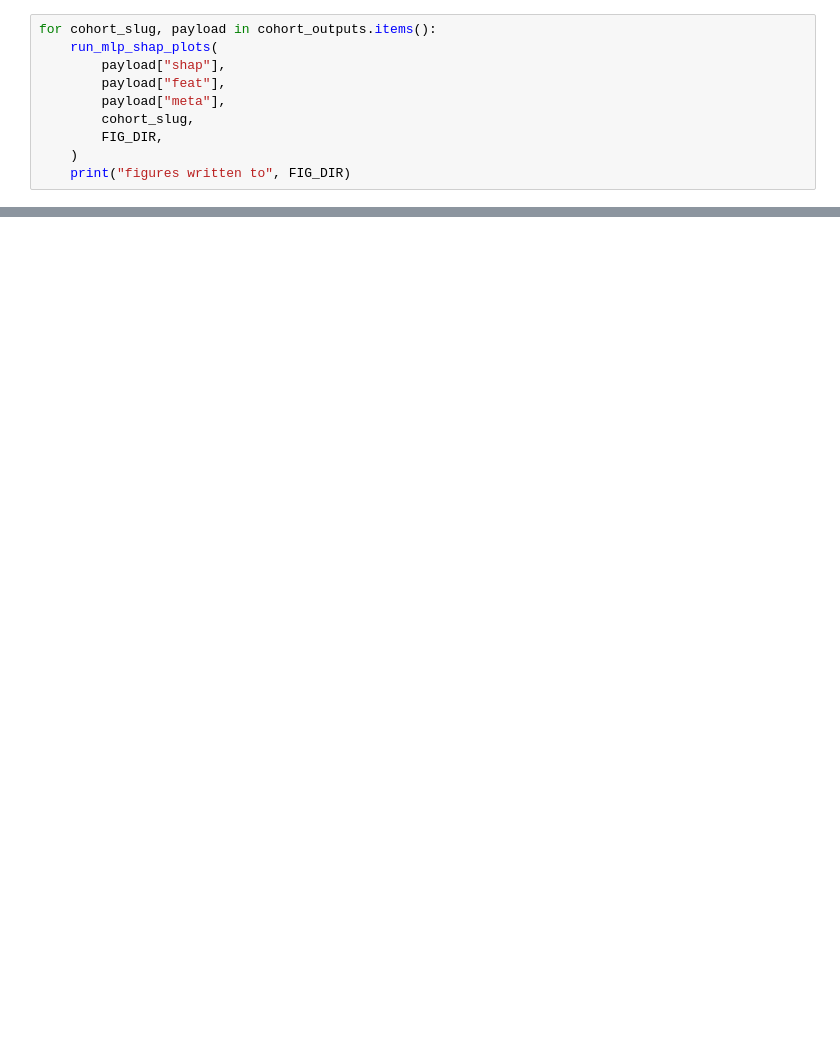
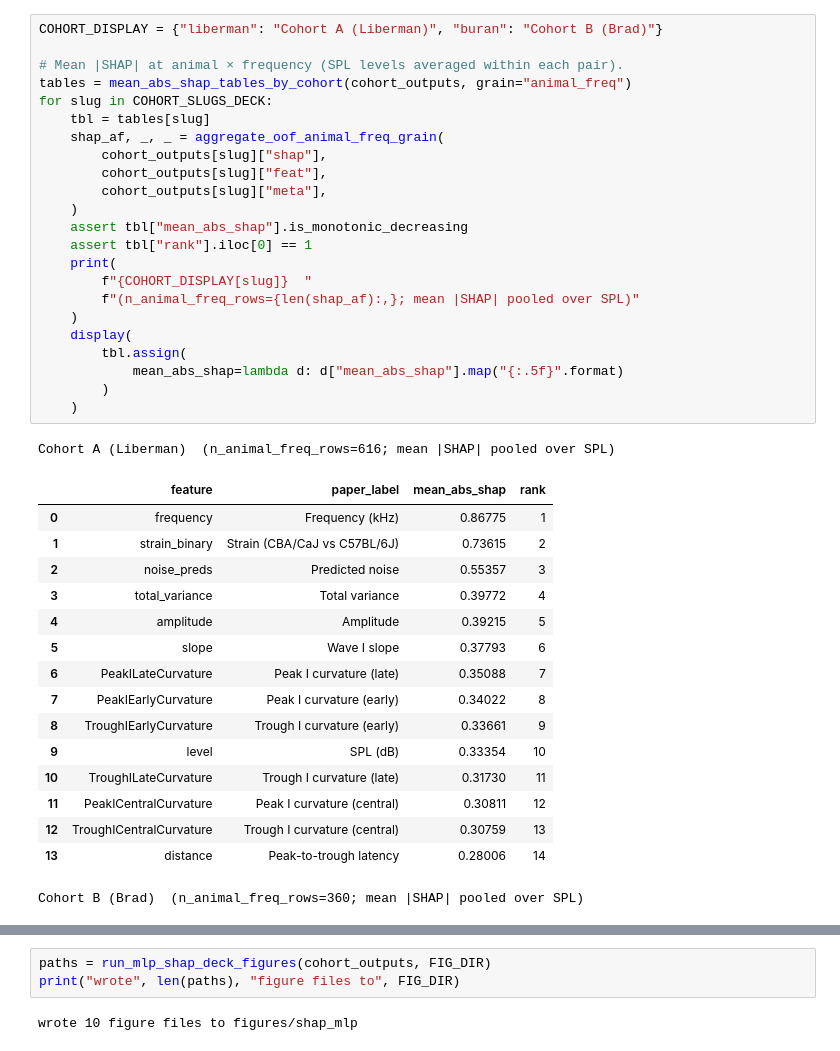
Before and after one commit to vuhcl/ABR2synapse, a Jupyter notebook: abr_stage2_mlp_shap.ipynb, the cells around one changed output, grey strips where cells are left out. Cells and saved outputs as stored; diff of their text form; blank space fills up the shorter version.

```diff
--- a/abr_stage2_mlp_shap.ipynb
+++ b/abr_stage2_mlp_shap.ipynb
@@ -177,10 +177,41 @@ for cohort_slug, payload in cohort_outputs.items():
-# %%
-for cohort_slug, payload in cohort_outputs.items():
-    run_mlp_shap_plots(
-        payload["shap"],
-        payload["feat"],
-        payload["meta"],
-        cohort_slug,
-        FIG_DIR,
-    )
-    print("figures written to", FIG_DIR)
+# %%
+COHORT_DISPLAY = {"liberman": "Cohort A (Liberman)", "buran": "Cohort B (Brad)"}
+
+# Mean |SHAP| at animal × frequency (SPL levels averaged within each pair).
+tables = mean_abs_shap_tables_by_cohort(cohort_outputs, grain="animal_freq")
+for slug in COHORT_SLUGS_DECK:
+    tbl = tables[slug]
+    shap_af, _, _ = aggregate_oof_animal_freq_grain(
+        cohort_outputs[slug]["shap"],
+        cohort_outputs[slug]["feat"],
+        cohort_outputs[slug]["meta"],
+    )
+    assert tbl["mean_abs_shap"].is_monotonic_decreasing
+    assert tbl["rank"].iloc[0] == 1
+    print(
+        f"{COHORT_DISPLAY[slug]}  "
+        f"(n_animal_freq_rows={len(shap_af):,}; mean |SHAP| pooled over SPL)"
+    )
+    display(
+        tbl.assign(
+            mean_abs_shap=lambda d: d["mean_abs_shap"].map("{:.5f}".format)
+        )
+    )
+# %% [output]
+Cohort A (Liberman)  (n_animal_freq_rows=616; mean |SHAP| pooled over SPL)
+|  | feature | paper_label | mean_abs_shap | rank |
+| 0 | frequency | Frequency (kHz) | 0.86775 | 1 |
+| 1 | strain_binary | Strain (CBA/CaJ vs C57BL/6J) | 0.73615 | 2 |
+| 2 | noise_preds | Predicted noise | 0.55357 | 3 |
+| 3 | total_variance | Total variance | 0.39772 | 4 |
+| 4 | amplitude | Amplitude | 0.39215 | 5 |
+| 5 | slope | Wave I slope | 0.37793 | 6 |
+| 6 | PeakILateCurvature | Peak I curvature (late) | 0.35088 | 7 |
+| 7 | PeakIEarlyCurvature | Peak I curvature (early) | 0.34022 | 8 |
+| 8 | TroughIEarlyCurvature | Trough I curvature (early) | 0.33661 | 9 |
+| 9 | level | SPL (dB) | 0.33354 | 10 |
+| 10 | TroughILateCurvature | Trough I curvature (late) | 0.31730 | 11 |
+| 11 | PeakICentralCurvature | Peak I curvature (central) | 0.30811 | 12 |
+| 12 | TroughICentralCurvature | Trough I curvature (central) | 0.30759 | 13 |
+| 13 | distance | Peak-to-trough latency | 0.28006 | 14 |
+Cohort B (Brad)  (n_animal_freq_rows=360; mean |SHAP| pooled over SPL)
@@ -186,0 +233,5 @@ for cohort_slug, payload in cohort_outputs.items():
+# %%
+paths = run_mlp_shap_deck_figures(cohort_outputs, FIG_DIR)
+print("wrote", len(paths), "figure files to", FIG_DIR)
+# %% [output]
+wrote 10 figure files to figures/shap_mlp
```
Also changed, not shown: parts of 5 cells of this notebook, 1 other file.
